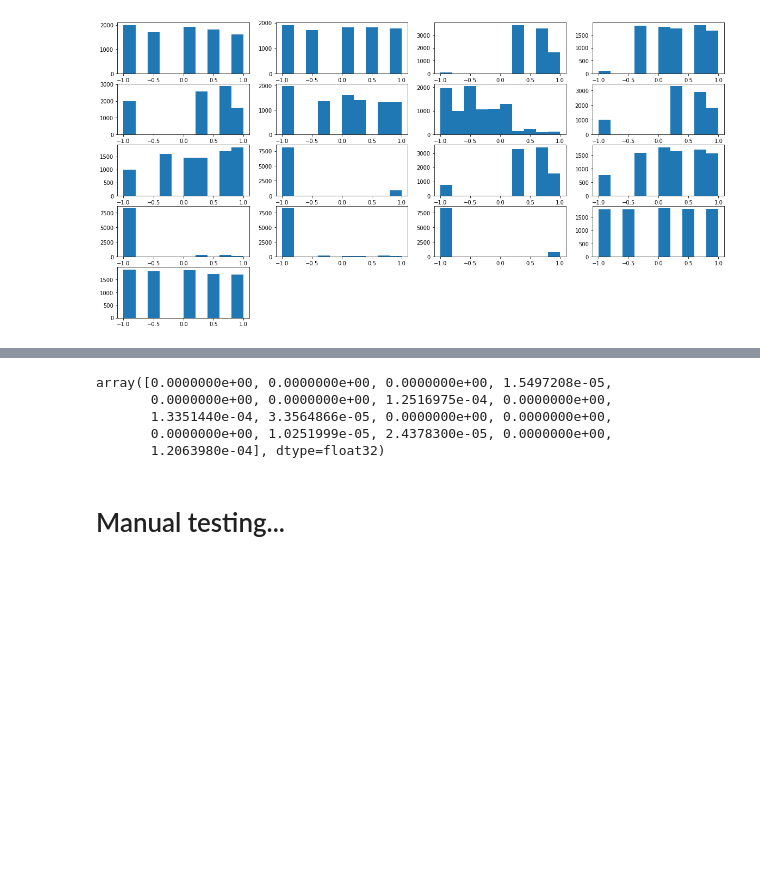
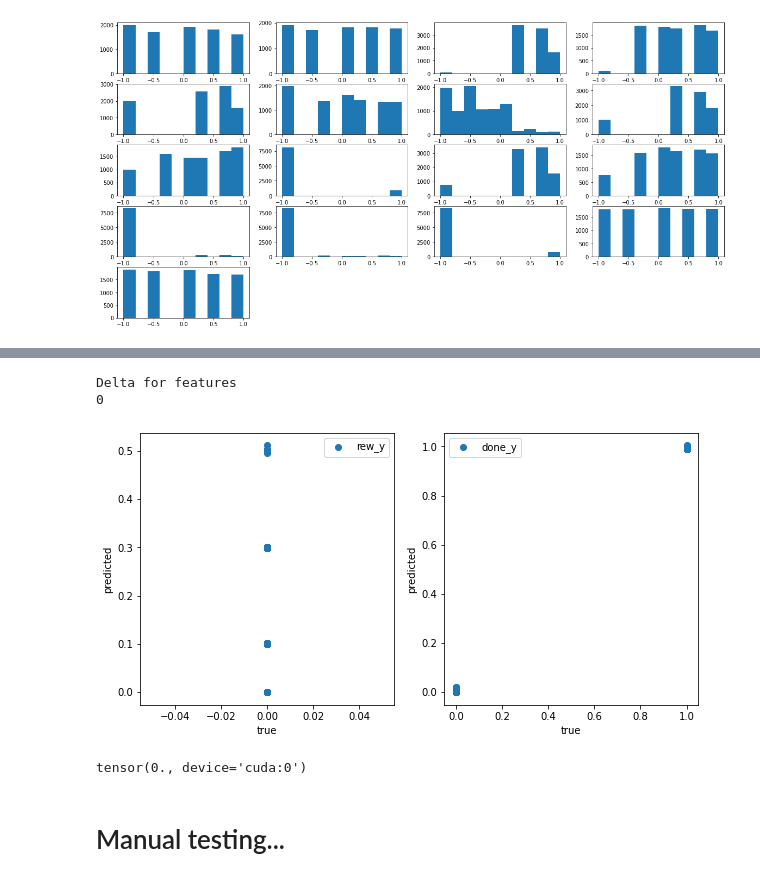
Before and after one commit to sergeivolodin/causality-disentanglement-rl, a Jupyter notebook: debug/kc_f_xy_forward.ipynb, the cells around one changed output, grey strips where cells are left out. Drawn from its saved outputs; the diff is of its cells as text; code cells hidden in the pictures; blank space fills up the shorter version.

```diff
--- a/debug/kc_f_xy_forward.ipynb
+++ b/debug/kc_f_xy_forward.ipynb
@@ -191,7 +198,8 @@ ax_denorm = ax * (learner.normalizers['action_x'].std + 1e-10) + learner.normali
 fx_dict = [arr_to_dict(f, all_keys) for f in fx_denorm]
 fy_dict = [arr_to_dict(f, all_keys) for f in fy_denorm]
 # %%
-oa_x = torch.cat([learner._context_cache['obs_x'], learner._context_cache['action_x']], dim=1)
+oa_x = torch.cat([learner._context_cache['obs_x'],
+                  learner._context_cache['action_x']], dim=1)
 o_y = learner._context_cache['obs_y']
 af = gather_additional_features(**learner._context_cache)
 o_y = torch.cat([o_y, af], dim=1)
@@ -199,5 +207,6 @@ o_y_pred = model_o(oa_x)
 # %%
 delta = (o_y_pred - o_y)
 delta = delta.pow(2).mean(0)
+n_f = learner.model_kwargs['feature_shape'][0]
 # %%
 idx = np.random.choice(len(delta))
@@ -205,9 +215,9 @@ f_denorm_pred = np.round(o_y_pred[:, :17].detach().cpu().numpy() * (learner.norm
 # %%
 # not perfect quality!
-np.sum(np.abs(fy_denorm - f_denorm_pred), axis=0)
+delta = np.sum(np.abs(np.round(fy_denorm).astype(np.int64) - f_denorm_pred.astype(np.int64)), axis=0)
-# %% [output]
-array([0.0000000e+00, 0.0000000e+00, 0.0000000e+00, 1.5497208e-05,
-       0.0000000e+00, 0.0000000e+00, 1.2516975e-04, 0.0000000e+00,
-       1.3351440e-04, 3.3564866e-05, 0.0000000e+00, 0.0000000e+00,
-       0.0000000e+00, 1.0251999e-05, 2.4378300e-05, 0.0000000e+00,
-       1.2063980e-04], dtype=float32)
+# %%
+print("Delta for features")
+print(np.sum(delta))
+# %% [output]
+Delta for features
+0
@@ -214,3 +226,24 @@ array([0.0000000e+00, 0.0000000e+00, 0.0000000e+00, 1.5497208e-05,
+# %%
+unnormalized_additional_features = []
+for key in learner.additional_feature_keys:
+    unnorm = learner.normalizers[key].unnormalize(learner._context_cache[key].detach().cpu().numpy())
+    unnormalized_additional_features.append(unnorm)
+# %%
+plt.figure(figsize=(10, 5))
+for i, key in enumerate(learner.additional_feature_keys):
+    true_unnorm = unnormalized_additional_features[i]
+    pred_unnorm = learner.normalizers[key].unnormalize(o_y_pred[:, n_f + i]).detach().cpu().numpy()
+    plt.subplot(1, len(learner.additional_feature_keys), i + 1)
+    plt.scatter(true_unnorm, pred_unnorm, label=key)
+    plt.xlabel('true')
+    plt.ylabel('predicted')
+    plt.legend()
+# %% [output]
+[figure, added]
+# %%
+learner._context_cache['rew_y'].std()
+# %% [output]
+tensor(0., device='cuda:0')
 # %% [markdown]
 # Manual testing...
 # %%
```
Also changed, not shown: parts of 6 cells of this notebook, 1 other file.
